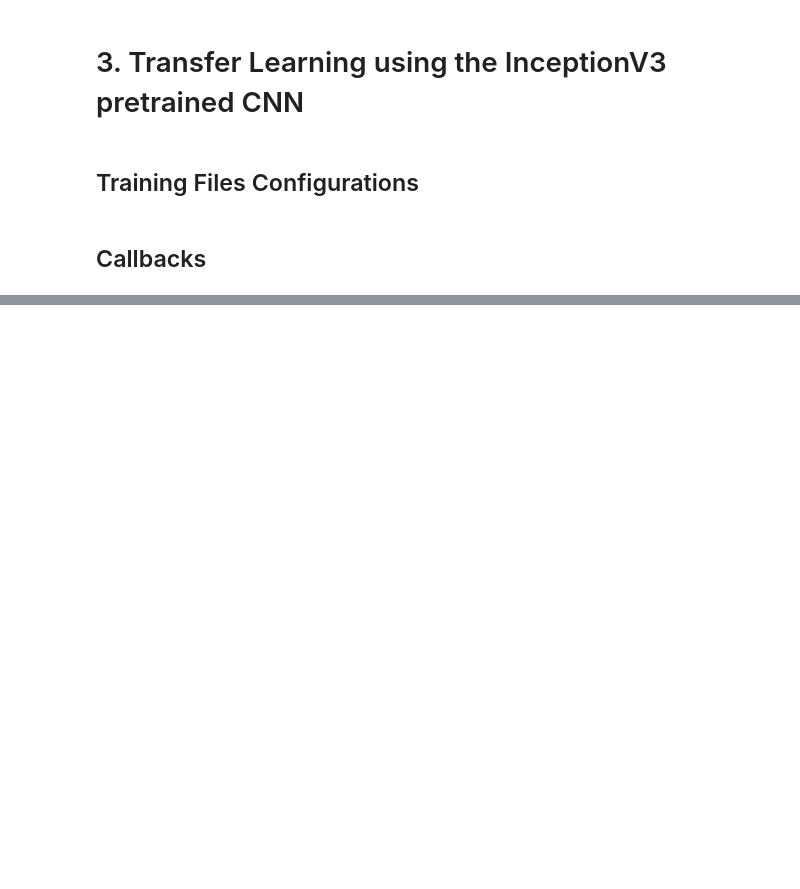
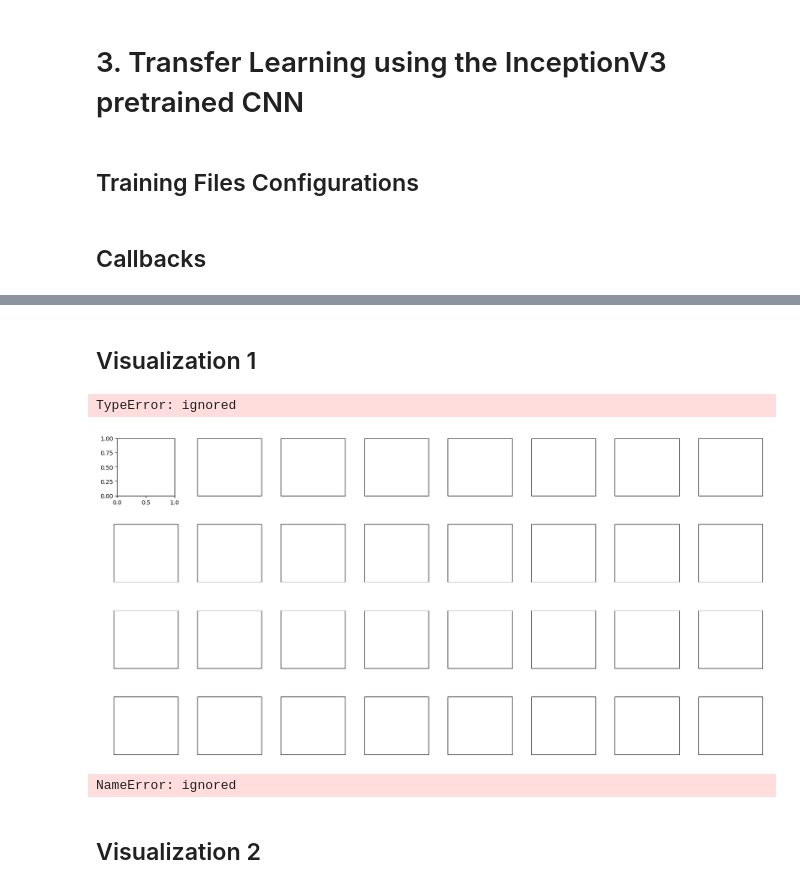
Before and after one commit to JayThibs/Machine-Learning-Web-Apps, a Jupyter notebook: Automated-Medical-Diagnosis/Detection_of_Pneumonia_from_Chest_X_Ray_Images_1_0_0_0.ipynb, the cells around one changed output, grey strips where cells are left out. Drawn from its saved outputs; the diff is of its cells as text; code cells hidden in the pictures; blank space fills up the shorter version.

```diff
--- a/Automated-Medical-Diagnosis/Detection_of_Pneumonia_from_Chest_X_Ray_Images_1_0_0_0.ipynb
+++ b/Automated-Medical-Diagnosis/Detection_of_Pneumonia_from_Chest_X_Ray_Images_1_0_0_0.ipynb
@@ -967,0 +1217,2 @@ NameError: ignored
+# %% [markdown]
+## Visualization 1
@@ -967,0 +1265,51 @@ NameError: ignored
+# %%
+image_file_name_batch = figure_directory+"/result"
+image_file_name_sample = figure_directory+"/sample"
+
+batch_size_t = len(y_true_batch)
+
+class_map = {v: k for k, v in test_generator.class_indices.items()}
+
+
+dpi=100
+
+
+ncols = 8
+# ncols = batch_size_t if batch_size_t<ncols else ncols
+# nrows = batch_size_t/ncols
+# nrows = int(batch_size_t/ncols)+1 if batch_size_t%ncols else  int(batch_size_t/ncols)
+nrows = 4
+
+count = ncols*nrows
+
+
+subplot_params = get_reset_subplot_params(nrows, ncols, dpi)
+plot_params = get_reset_plot_params()
+# %%
+show_predictions(y_img_batch, y_true_batch, y_pred_batch, subplot_params,
+                 plot_params, class_map, testing_dir, image_file_name_batch,
+                 count=count, sample=True)
+# %% [output]
+TypeError: ignored
+[figure, added]
+# %%
+ncols = 4
+nrows = 2
+
+if batch_size_t<4:
+    cols = 1
+
+count = cols*rows
+
+
+subplot_params = get_reset_subplot_params(nrows, ncols, dpi)
+plot_params = get_reset_plot_params()
+
+
+show_predictions(y_img_batch, y_true_batch, y_pred_batch, subplot_params,
+                 plot_params, class_map, testing_dir, image_file_name_sample,
+                 count=count, sample=True)
+# %% [output]
+NameError: ignored
+# %% [markdown]
+## Visualization 2
```
Also changed, not shown: parts of 39 cells of this notebook.
